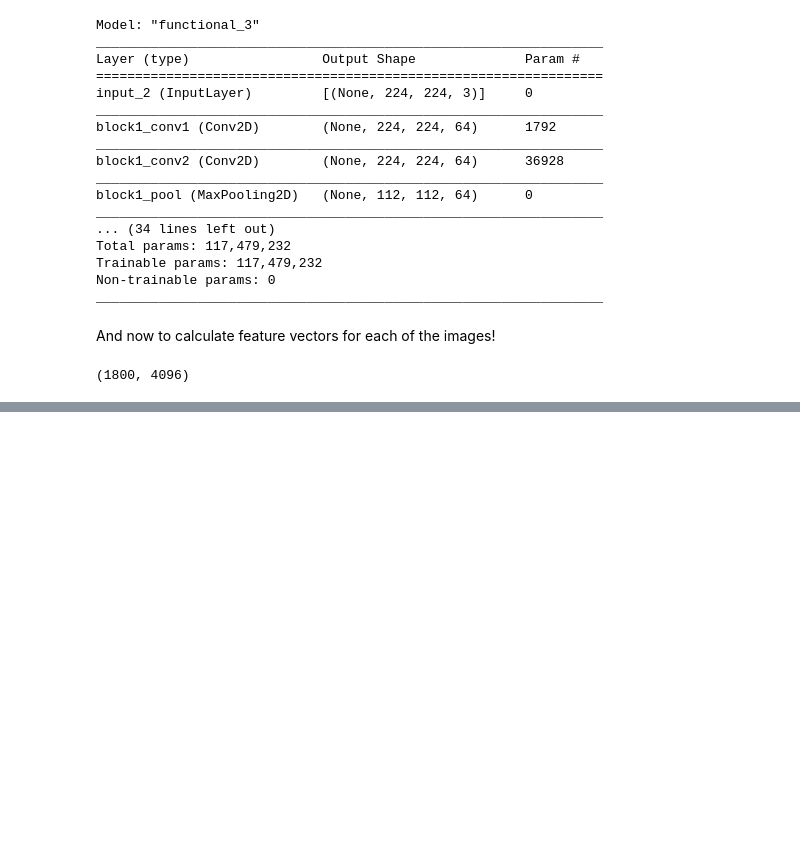
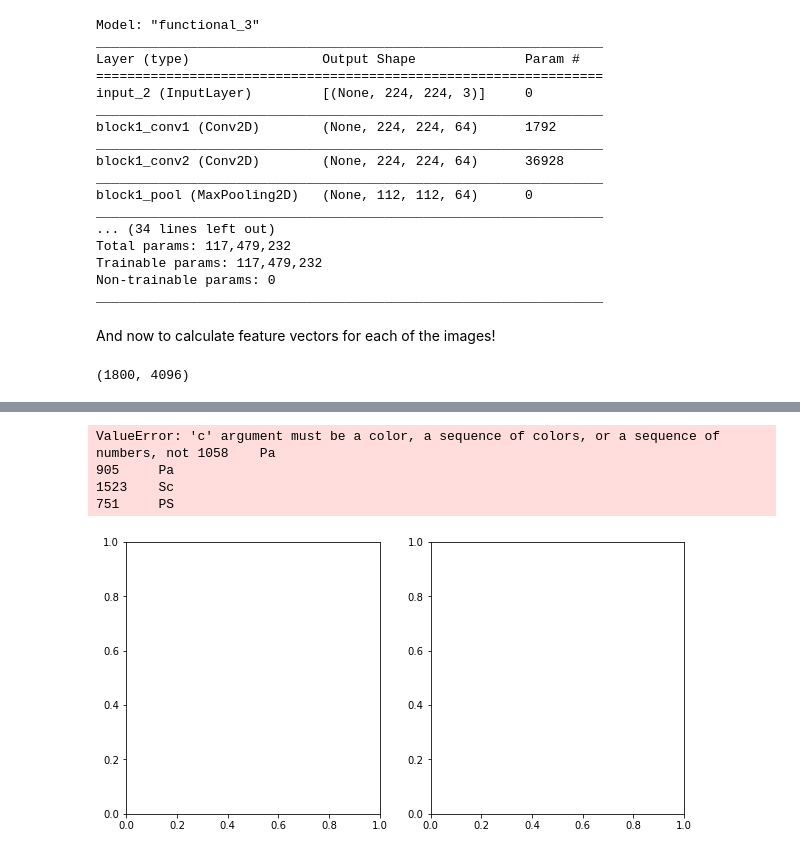
Before and after one commit to arkitahara/neu_vgg16_example, a Jupyter notebook: notebooks/1.0-ark_tutorial.ipynb, the cells around one changed output, grey strips where cells are left out. Cells and saved outputs as stored; diff of their text form; code cells hidden in the pictures; blank space fills up the shorter version.

```diff
--- a/notebooks/1.0-ark_tutorial.ipynb
+++ b/notebooks/1.0-ark_tutorial.ipynb
@@ -215,0 +255,13 @@ fc1.shape
+# %%
+# let's make the scatter plot
+# we'll keep doing both the original and scaled variants (why not?)
+fig, (ax0, ax1) = plt.subplots(ncols=2, figsize=(10,5))
+ax0.scatter(x_pca[:,0],
+            x_pca[:,1],
+            c=df.defect_type)
+# %% [output]
+ValueError: 'c' argument must be a color, a sequence of colors, or a sequence of numbers, not 1058    Pa
+905     Pa
+1523    Sc
+751     PS
+[figure, added]
```
Also changed, not shown: parts of 8 cells of this notebook.
